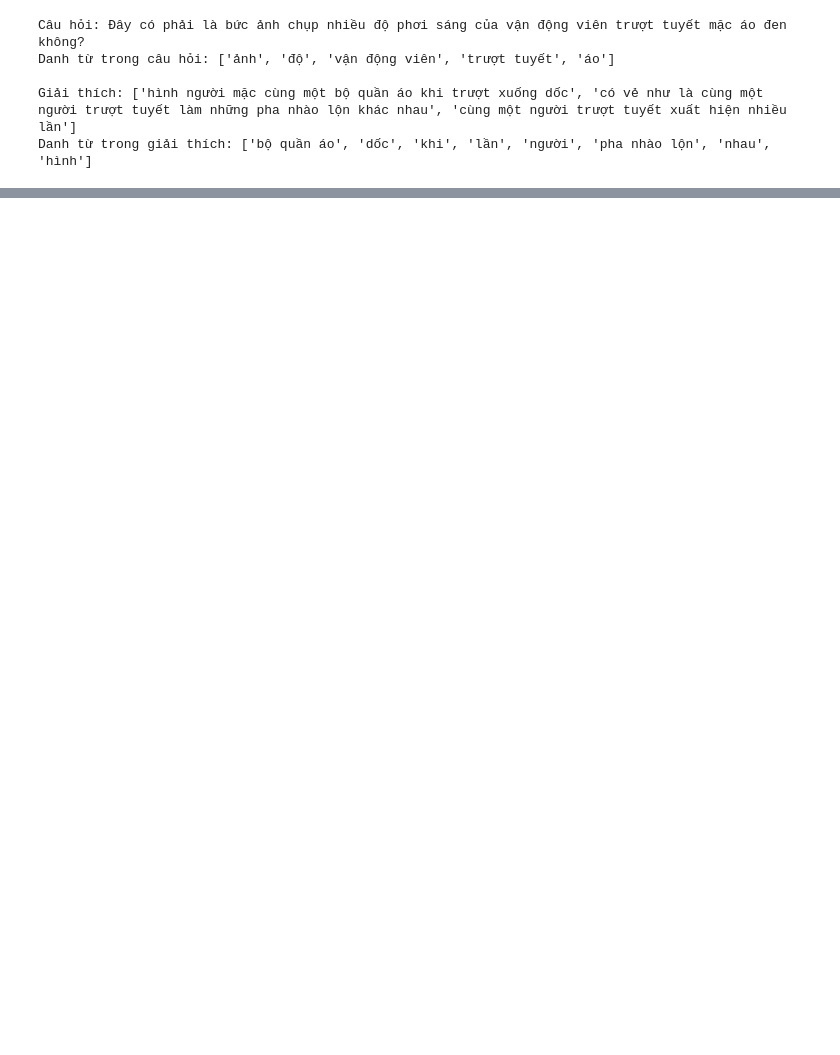
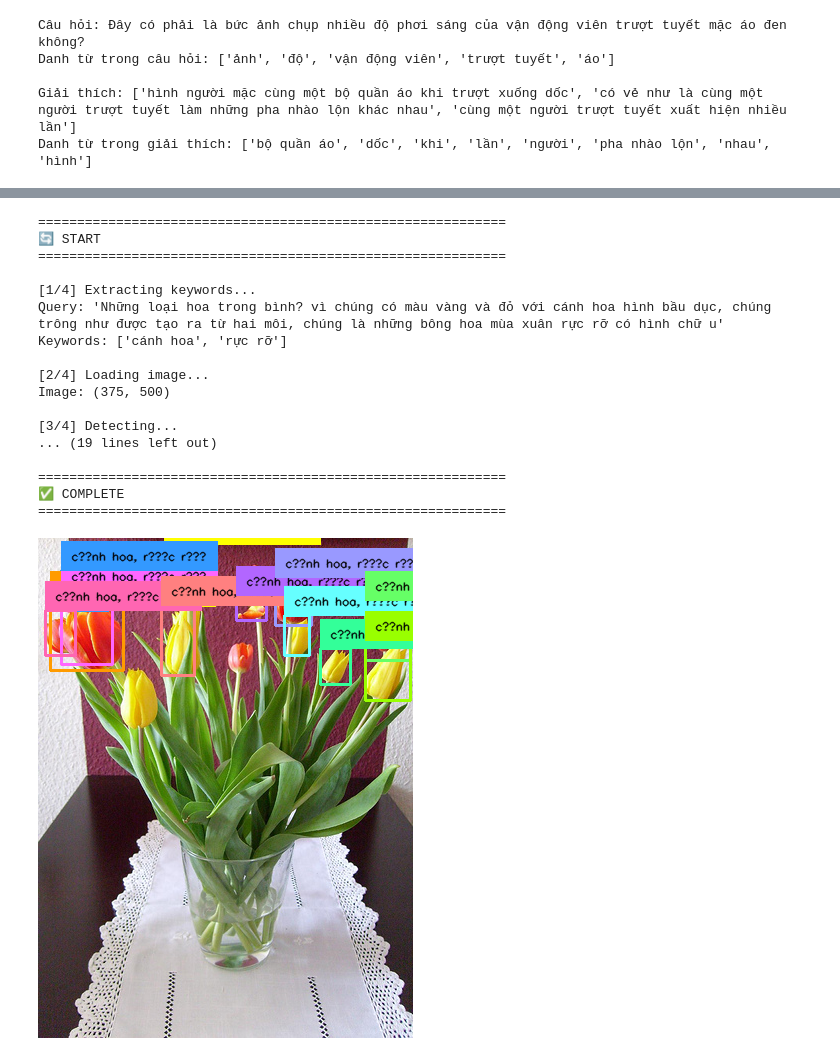
Before and after one commit to duongtruongbinh/vqa-nle, a Jupyter notebook: notebooks/extract_obj.ipynb, the cells around one changed output, grey strips where cells are left out. Saved outputs shown, nothing was run; the diff lists cells and outputs as text; code cells hidden in the pictures; blank space fills up the shorter version.

```diff
--- a/notebooks/extract_obj.ipynb
+++ b/notebooks/extract_obj.ipynb
@@ -59,0 +309,28 @@ Danh từ trong giải thích: ['bộ quần áo', 'dốc', 'khi', 'lần', 'ng
+# %%
+sample = samples[2]
+annotated, detections = pipeline.run(
+    sample['image_path'],
+    sample['question'],
+    sample['explanation']
+)
+
+display(annotated)
+# %% [output]
+============================================================
+🔄 START
+============================================================
+
+[1/4] Extracting keywords...
+Query: 'Những loại hoa trong bình? vì chúng có màu vàng và đỏ với cánh hoa hình bầu dục, chúng trông như được tạo ra từ hai môi, chúng là những bông hoa mùa xuân rực rỡ có hình chữ u'
+Keywords: ['cánh hoa', 'rực rỡ']
+
+[2/4] Loading image...
+Image: (375, 500)
+
+[3/4] Detecting...
+... (19 lines left out)
+
+============================================================
+✅ COMPLETE
+============================================================
+[figure, added]
```
Also changed, not shown: parts of 7 cells of this notebook, 54 other files.
